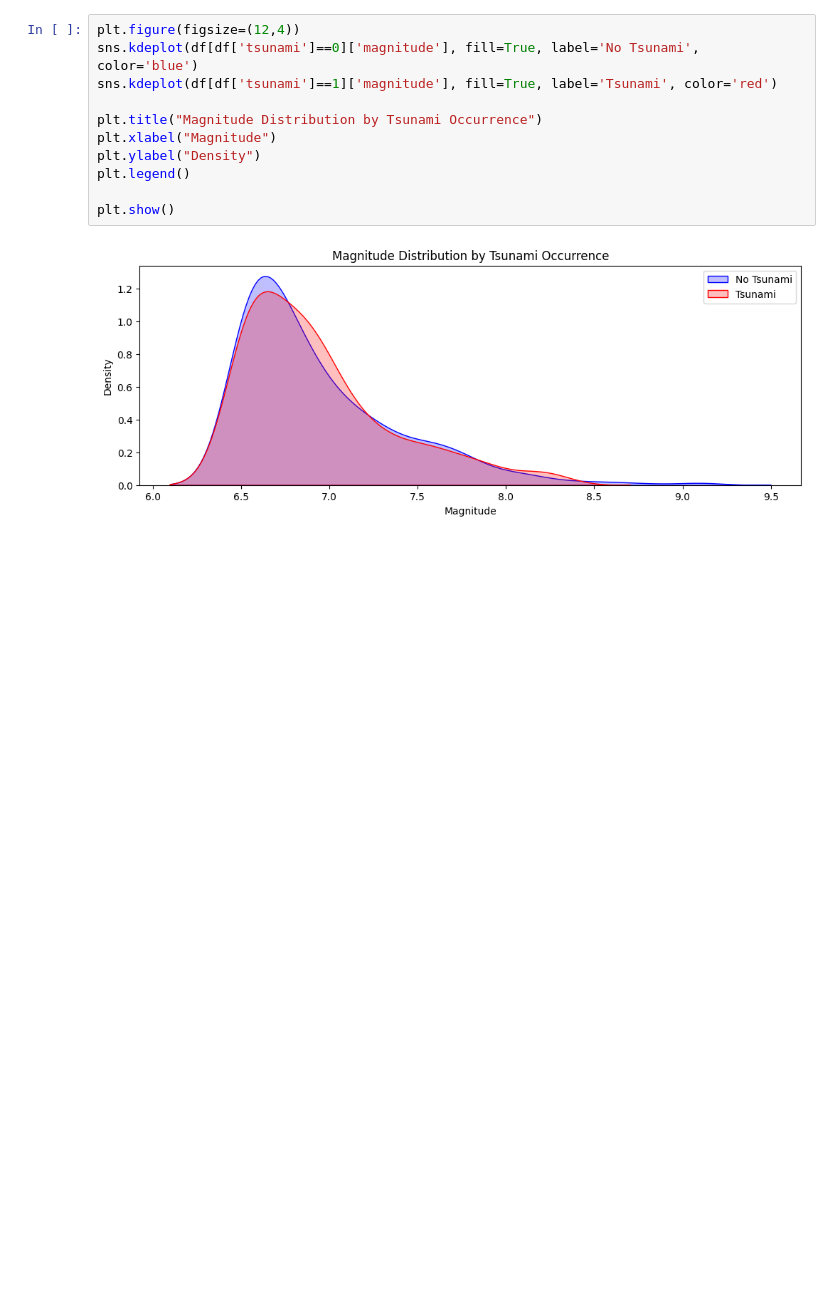
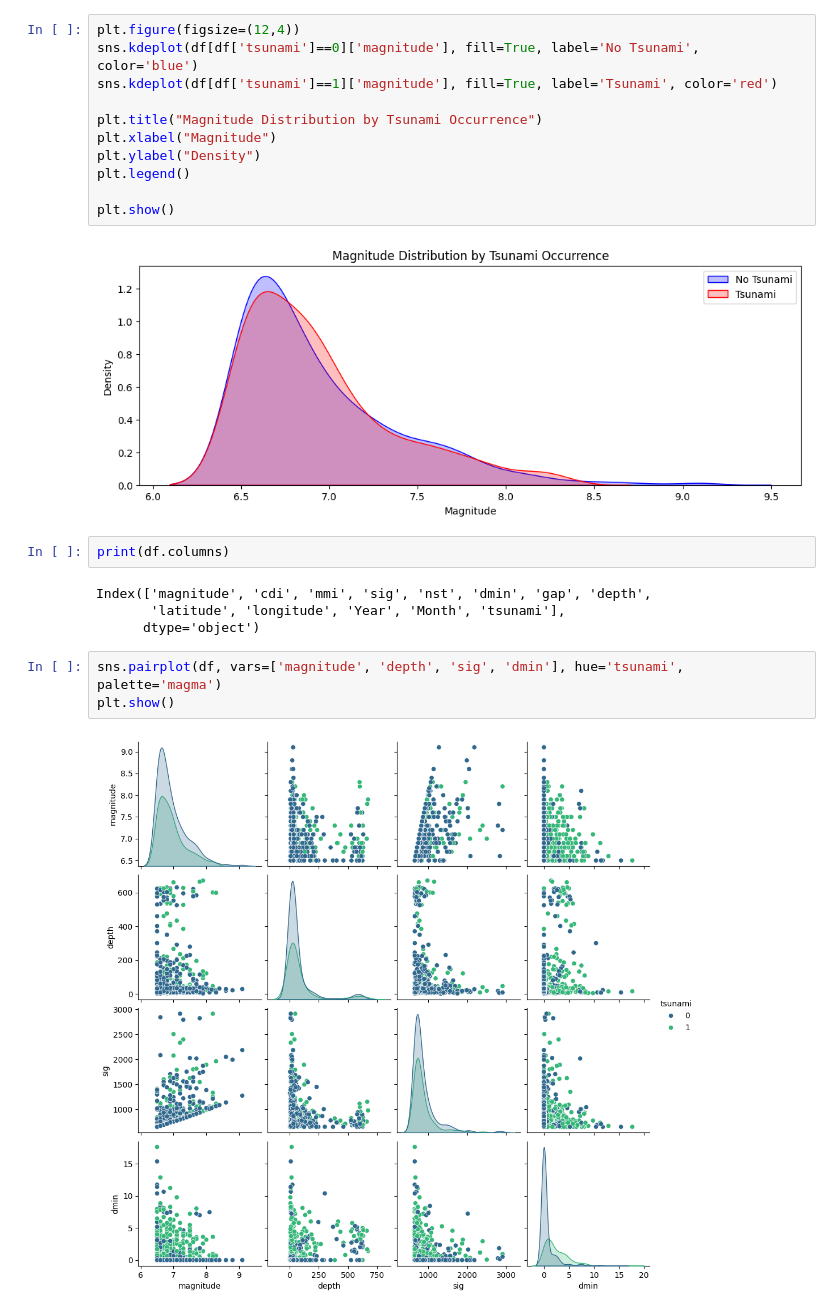
Before and after one commit to its-very-berry-dark/exploratory-data-modeling, a Jupyter notebook: A_earthquake_tsunami_risk_assessment/project_draft.ipynb, the cells around one changed output. Drawn from its saved outputs; the diff is of its cells as text; blank space fills up the shorter version.

Commit message:
Added multivariate charts

```diff
--- a/A_earthquake_tsunami_risk_assessment/project_draft.ipynb
+++ b/A_earthquake_tsunami_risk_assessment/project_draft.ipynb
@@ -377,3 +385,14 @@ plt.legend()
 plt.show()
 # %% [output]
 [figure]
+# %%
+print(df.columns)
+# %% [output]
+Index(['magnitude', 'cdi', 'mmi', 'sig', 'nst', 'dmin', 'gap', 'depth',
+       'latitude', 'longitude', 'Year', 'Month', 'tsunami'],
+      dtype='object')
+# %%
+sns.pairplot(df, vars=['magnitude', 'depth', 'sig', 'dmin'], hue='tsunami', palette='magma')
+plt.show()
+# %% [output]
+[figure, added]
```
Also changed, not shown: parts of 2 cells of this notebook.
